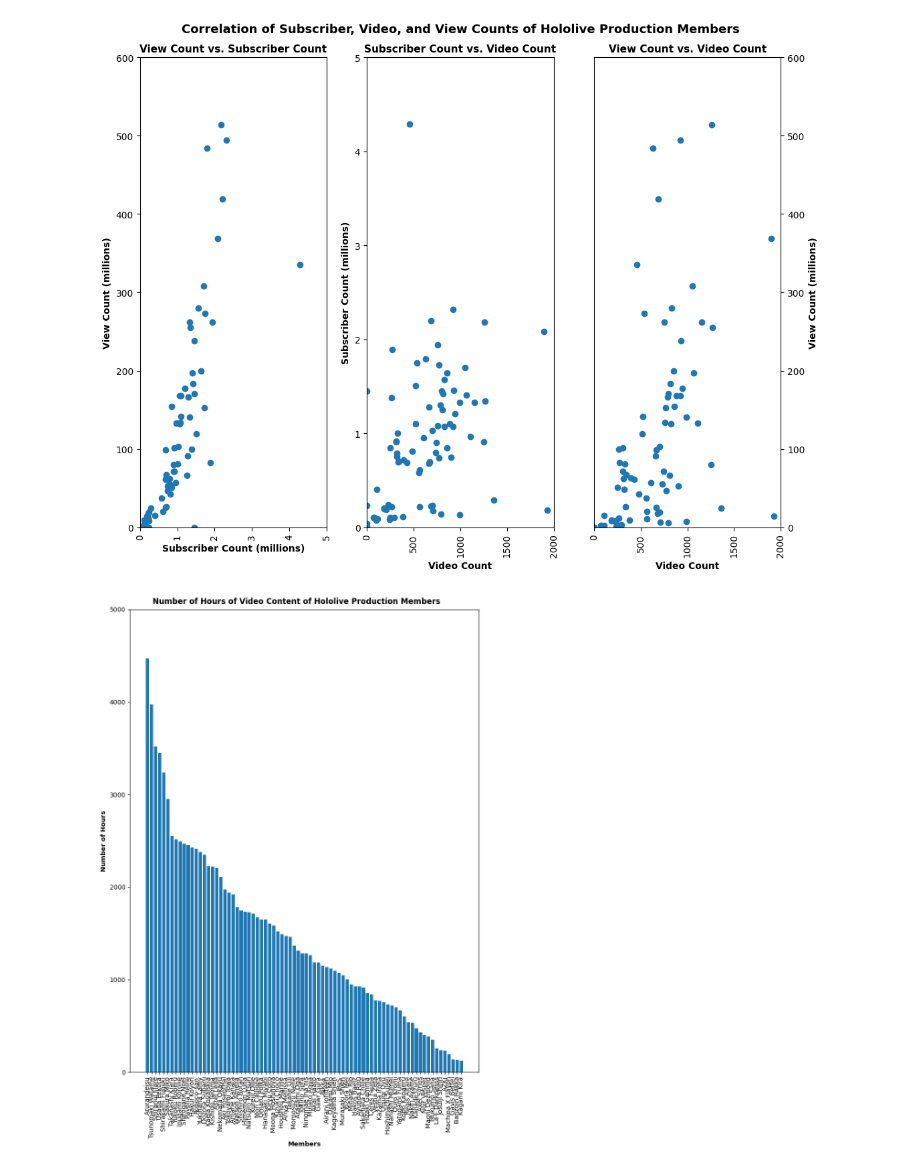
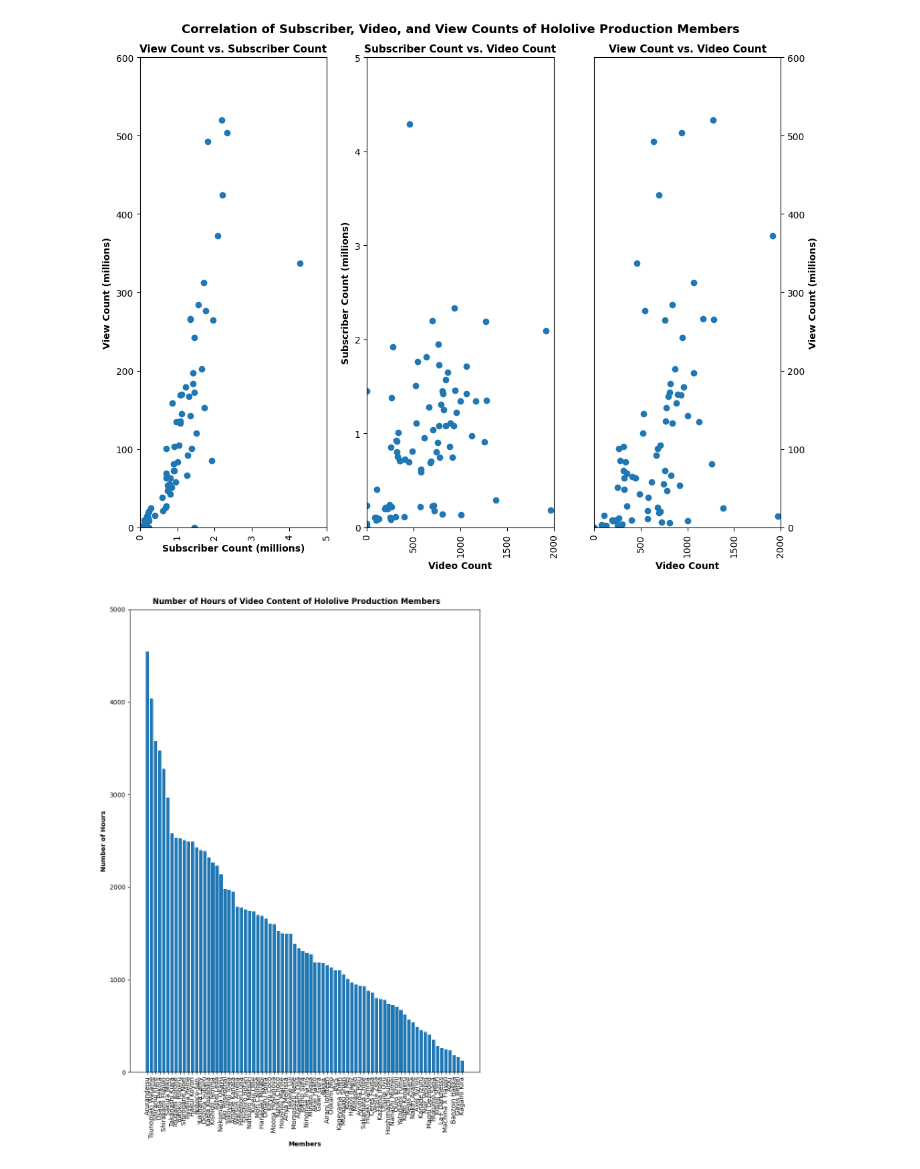
Before and after one commit to Johnson-Tung/holoAnalytics, a Jupyter notebook: scripts/visualize_youtube_data_(prototyping).ipynb, the cells around one changed output. Saved outputs shown, nothing was run; the diff lists cells and outputs as text; code cells hidden in the pictures.

```diff
--- a/scripts/visualize_youtube_data_(prototyping).ipynb
+++ b/scripts/visualize_youtube_data_(prototyping).ipynb
@@ -23,7 +23,7 @@ title_weight = 'bold'
 label_weight='bold'
 scale = 1_000_000
 
-data = member_data.merge(member_channel_data['channel_stats'], left_on='youtube_channel_id', right_on='channel_id')
+data = member_data.merge(member_channel_data['channel_stats']['data'], left_on='youtube_channel_id', right_on='channel_id')
 max_y_value = data['view_count'].max()
 
 fig, axes = plt.subplots(1, 3)
@@ -63,7 +63,7 @@ fig.tight_layout()
 
 plt.show()
 # %% [output]
-[figure, old version]
+[figure, new version]
 # %%
 def total_video_duration(member_data, channel_video_summary, unit_time='hours', sort=None):
     title_weight = 'bold'
@@ -107,7 +107,7 @@ def total_video_duration(member_data, channel_video_summary, unit_time='hours',
 
     plt.show()
 # %%
-total_video_duration(member_data, member_channel_data['channel_video_summary'], sort='descending')
+total_video_duration(member_data, member_channel_data['channel_video_summary']['data'], sort='descending')
 # %% [output]
-[figure, old version]
+[figure, new version]
 # %%
```
Also changed, not shown: parts of 2 cells of this notebook.
